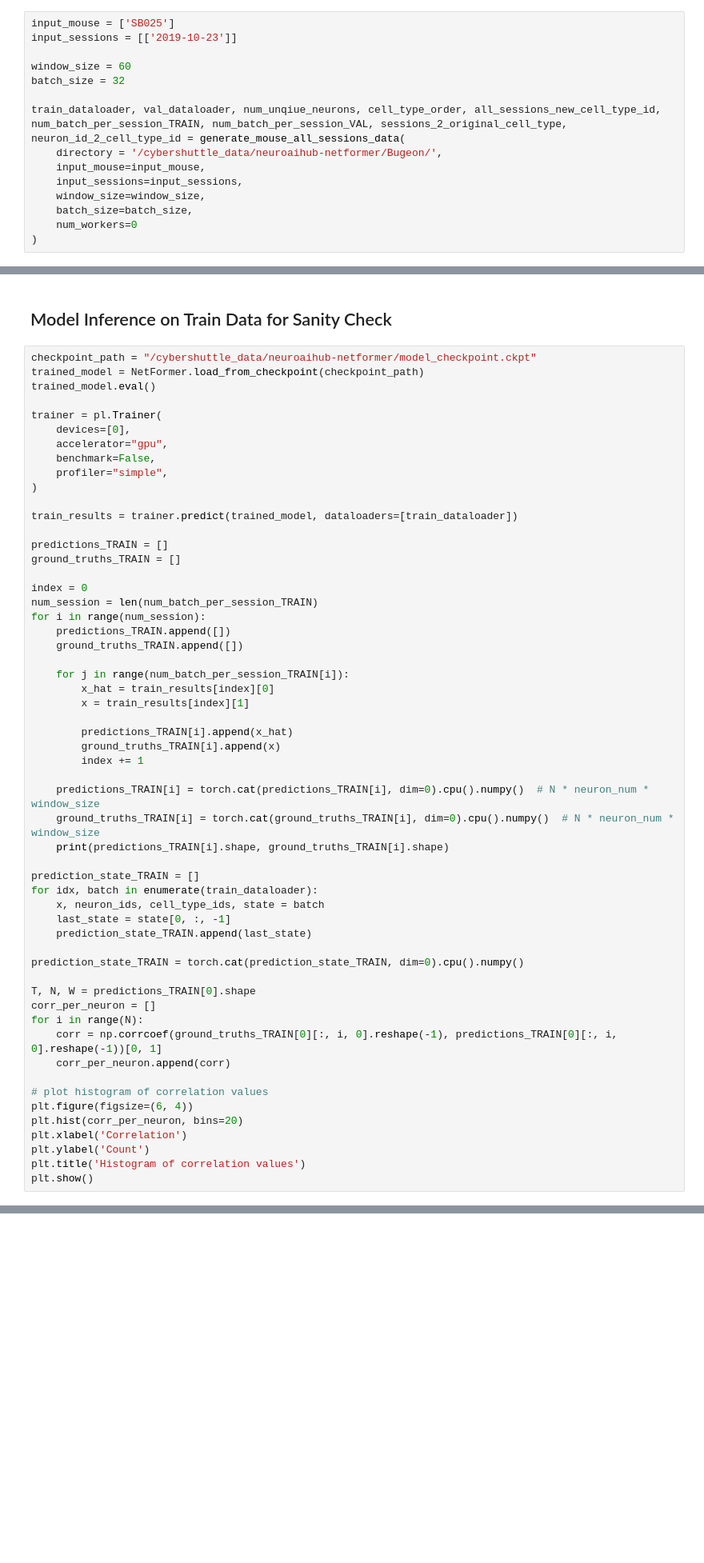
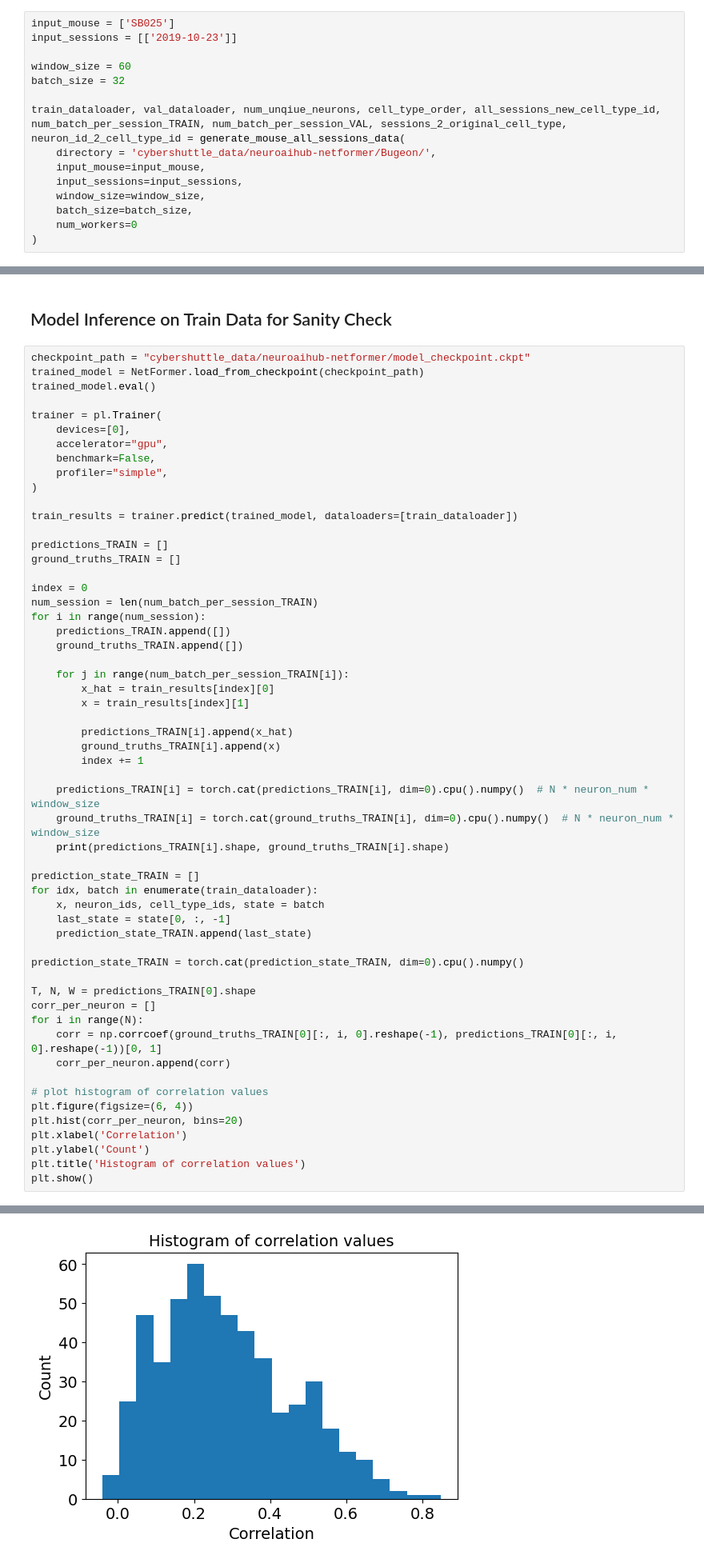
Before and after one commit to cyber-shuttle/NetFormer, a Jupyter notebook: notebook/neurodata-workshop-25/tutorial.ipynb, the cells around one changed output, grey strips where cells are left out. Shown at 80% size. Drawn from its saved outputs; the diff is of its cells as text; blank space fills up the shorter version.

```diff
--- a/notebook/neurodata-workshop-25/tutorial.ipynb
+++ b/notebook/neurodata-workshop-25/tutorial.ipynb
@@ -413,7 +433,7 @@ window_size = 60
 batch_size = 32
 
 train_dataloader, val_dataloader, num_unqiue_neurons, cell_type_order, all_sessions_new_cell_type_id, num_batch_per_session_TRAIN, num_batch_per_session_VAL, sessions_2_original_cell_type, neuron_id_2_cell_type_id = generate_mouse_all_sessions_data(
-    directory = '/cybershuttle_data/neuroaihub-netformer/Bugeon/',
+    directory = 'cybershuttle_data/neuroaihub-netformer/Bugeon/',
     input_mouse=input_mouse,
     input_sessions=input_sessions,
     window_size=window_size,
@@ -796,7 +832,7 @@ class NetFormer(Base):
 # %% [markdown]
 ## Model Inference on Train Data for Sanity Check
 # %%
-checkpoint_path = "/cybershuttle_data/neuroaihub-netformer/model_checkpoint.ckpt"
+checkpoint_path = "cybershuttle_data/neuroaihub-netformer/model_checkpoint.ckpt"
 trained_model = NetFormer.load_from_checkpoint(checkpoint_path)
 trained_model.eval()
 
@@ -863,0 +920 @@ PREDICT Profiler Report --------------------------------------------------------
+[figure]
```
Also changed, not shown: parts of 24 cells of this notebook.
